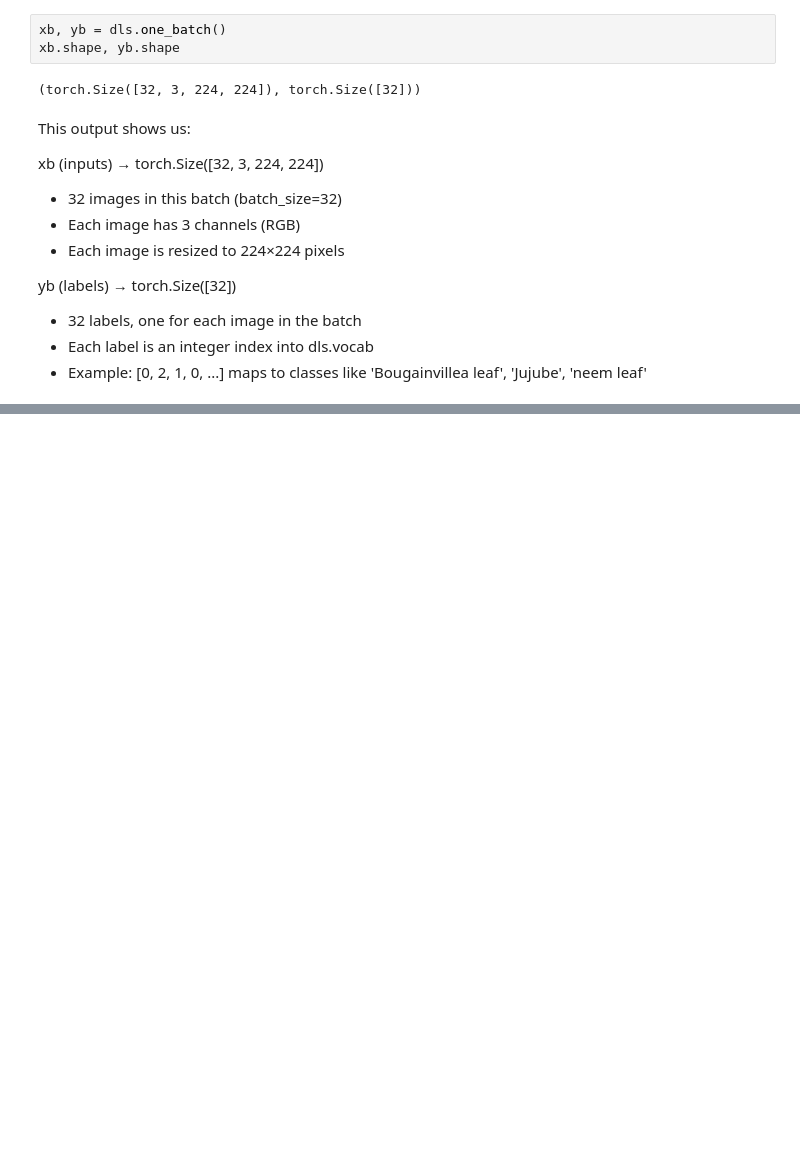
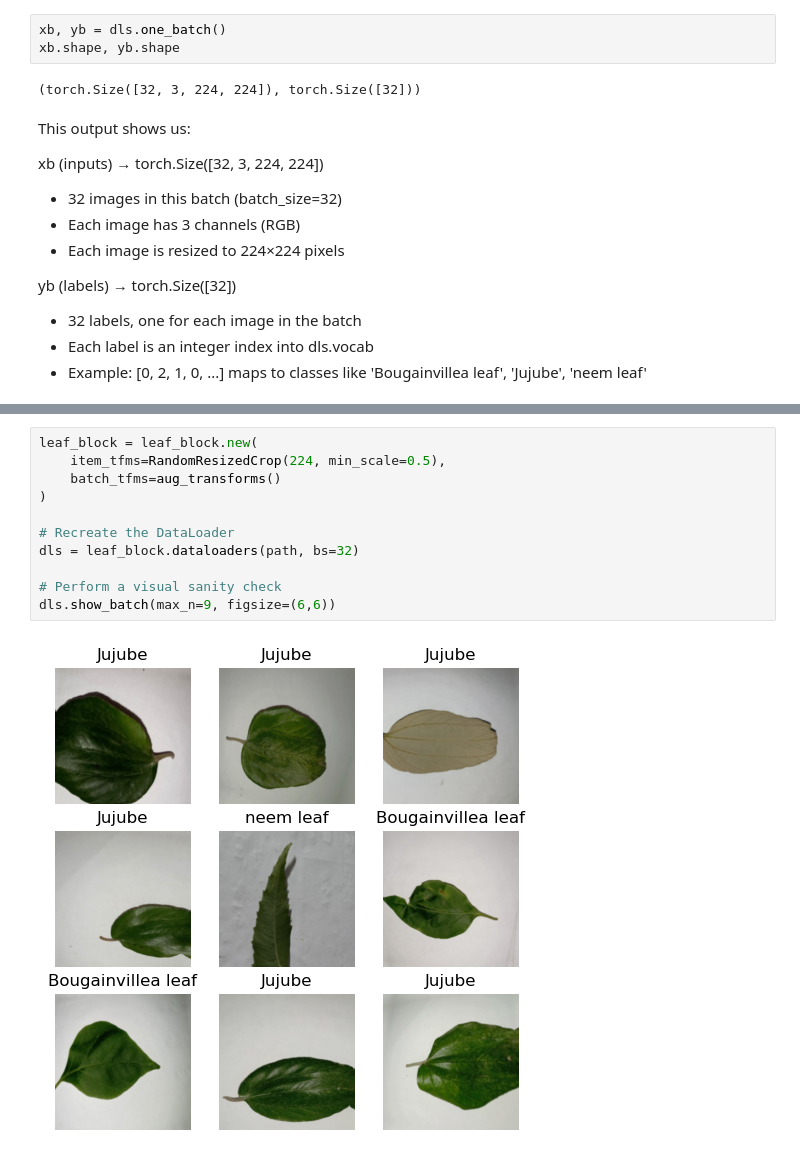
Before and after one commit to Indicium199/FastAI-Practical-Deep-Learning-Notebooks, a Jupyter notebook: 02_Leaf_Classifier.ipynb, the cells around one changed output, grey strips where cells are left out. Saved outputs shown, nothing was run; the diff lists cells and outputs as text; blank space fills up the shorter version.

```diff
--- a/02_Leaf_Classifier.ipynb
+++ b/02_Leaf_Classifier.ipynb
@@ -322,0 +331,13 @@ yb (labels) → torch.Size([32])
+# %%
+leaf_block = leaf_block.new(
+    item_tfms=RandomResizedCrop(224, min_scale=0.5),
+    batch_tfms=aug_transforms()
+)
+
+# Recreate the DataLoader
+dls = leaf_block.dataloaders(path, bs=32)
+
+# Perform a visual sanity check
+dls.show_batch(max_n=9, figsize=(6,6))
+# %% [output]
+[figure, added]
```
Also changed, not shown: parts of 5 cells of this notebook.
